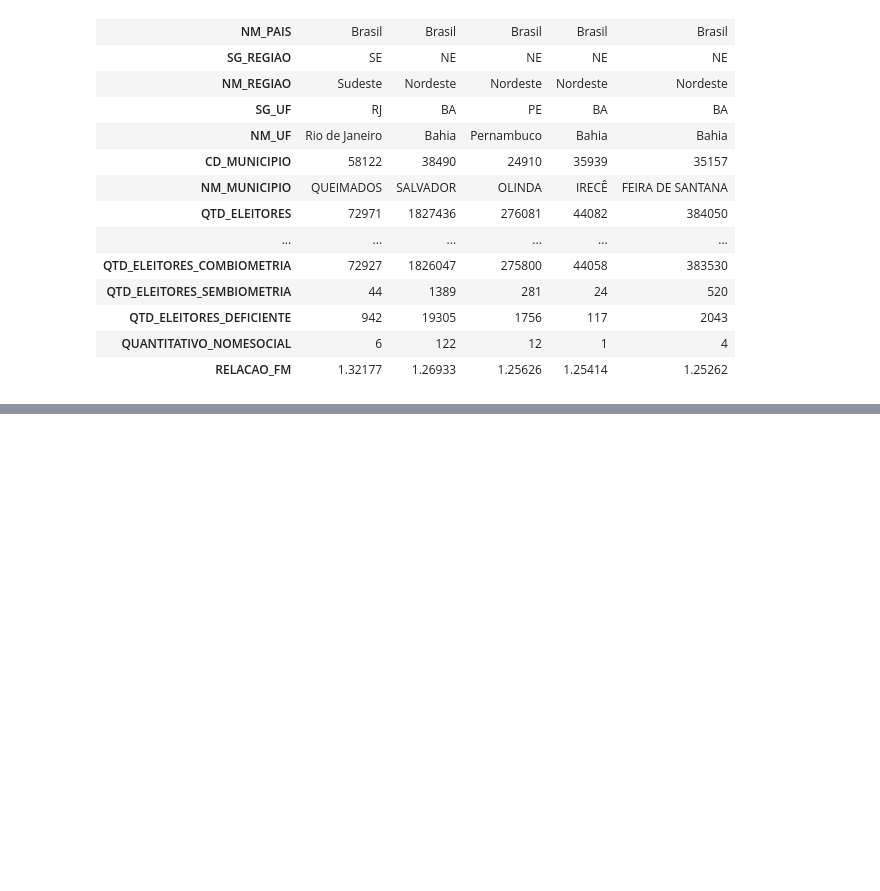
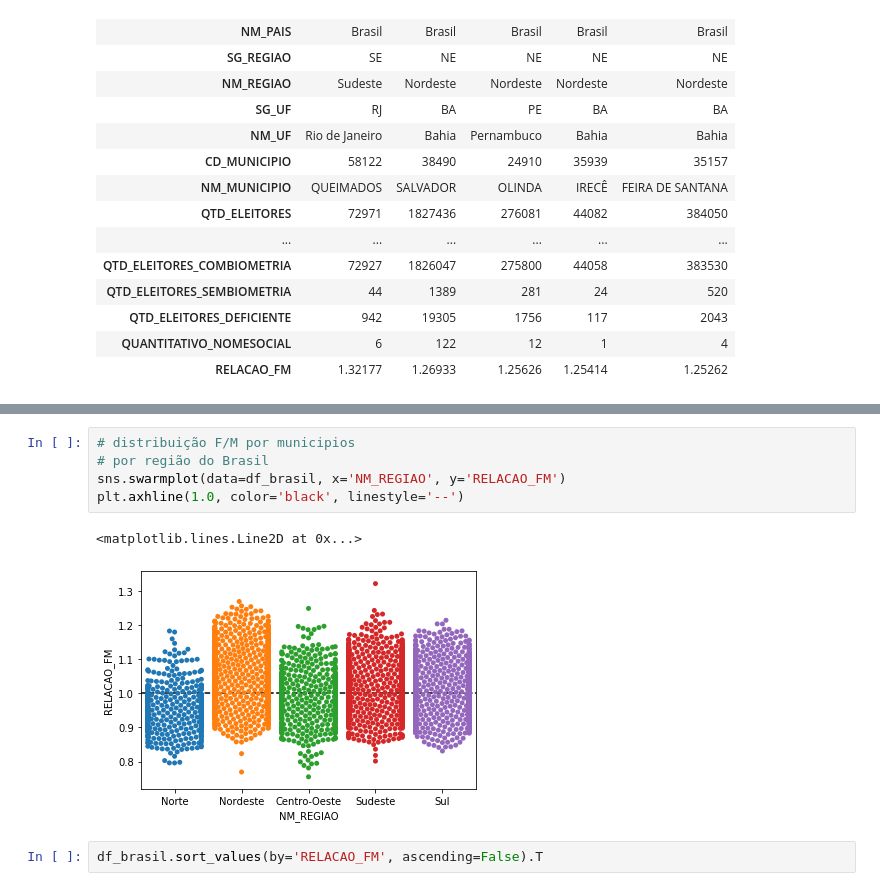
Before and after one commit to diegopmayer/dados-eleitores-TSE, a Jupyter notebook: eleitorado_brasileiro.ipynb, the cells around one changed output, grey strips where cells are left out. Drawn from its saved outputs; the diff is of its cells as text; blank space fills up the shorter version.

```diff
--- a/eleitorado_brasileiro.ipynb
+++ b/eleitorado_brasileiro.ipynb
@@ -209,0 +272,10 @@ df_brasil.nlargest(5, 'RELACAO_FM').T
+# %%
+# distribuição F/M por municipios
+# por região do Brasil
+sns.swarmplot(data=df_brasil, x='NM_REGIAO', y='RELACAO_FM')
+plt.axhline(1.0, color='black', linestyle='--')
+# %% [output]
+<matplotlib.lines.Line2D at 0x...>
+[figure, added]
+# %%
+df_brasil.sort_values(by='RELACAO_FM', ascending=False).T
```
Also changed, not shown: parts of 7 cells of this notebook.
